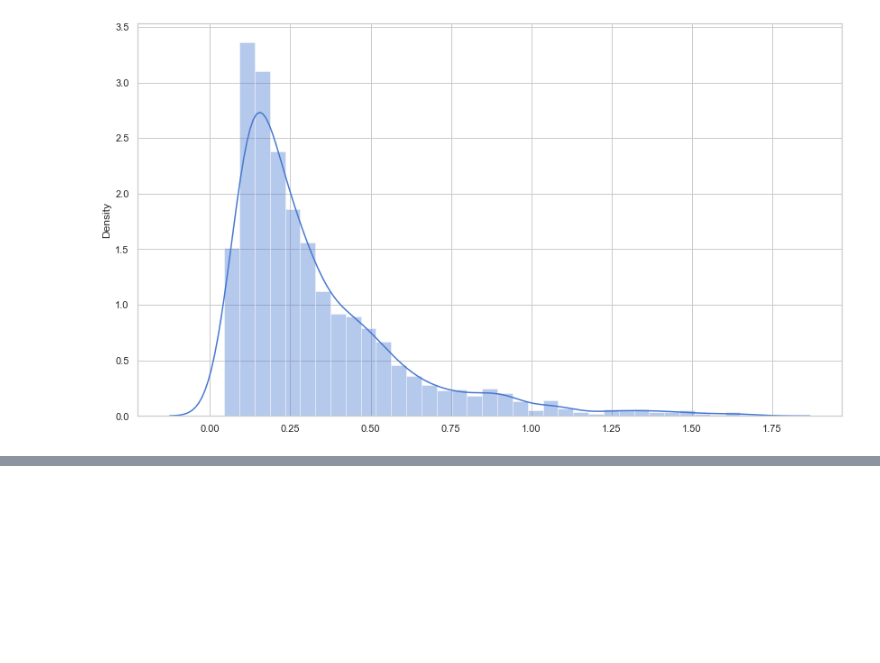
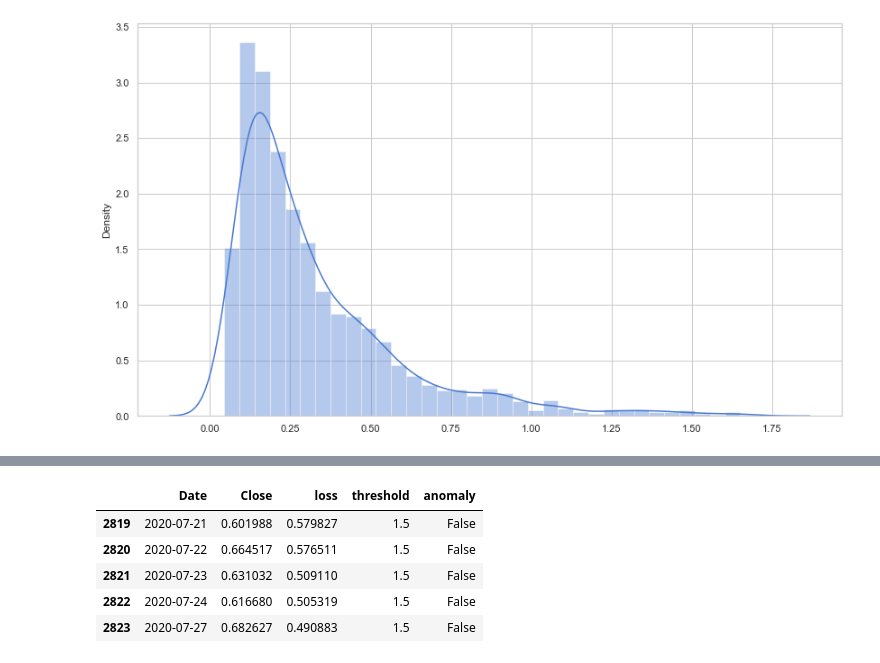
Before and after one commit to aryabhatta22/Anomaly-Detection-in-Stock-Prices, a Jupyter notebook: script.ipynb, the cells around one changed output, grey strips where cells are left out. Cells and saved outputs as stored; diff of their text form; code cells hidden in the pictures; blank space fills up the shorter version.

```diff
--- a/script.ipynb
+++ b/script.ipynb
@@ -175,0 +192,9 @@ test_mae_loss = np.mean(np.abs(X_test_pred - X_test), axis = 1)
+# %%
+test_score_df.tail()
+# %% [output]
+|  | Date | Close | loss | threshold | anomaly |
+| 2819 | 2020-07-21 | 0.601988 | 0.579827 | 1.5 | False |
+| 2820 | 2020-07-22 | 0.664517 | 0.576511 | 1.5 | False |
+| 2821 | 2020-07-23 | 0.631032 | 0.509110 | 1.5 | False |
+| 2822 | 2020-07-24 | 0.616680 | 0.505319 | 1.5 | False |
+| 2823 | 2020-07-27 | 0.682627 | 0.490883 | 1.5 | False |
```
Also changed, not shown: parts of 6 cells of this notebook.
